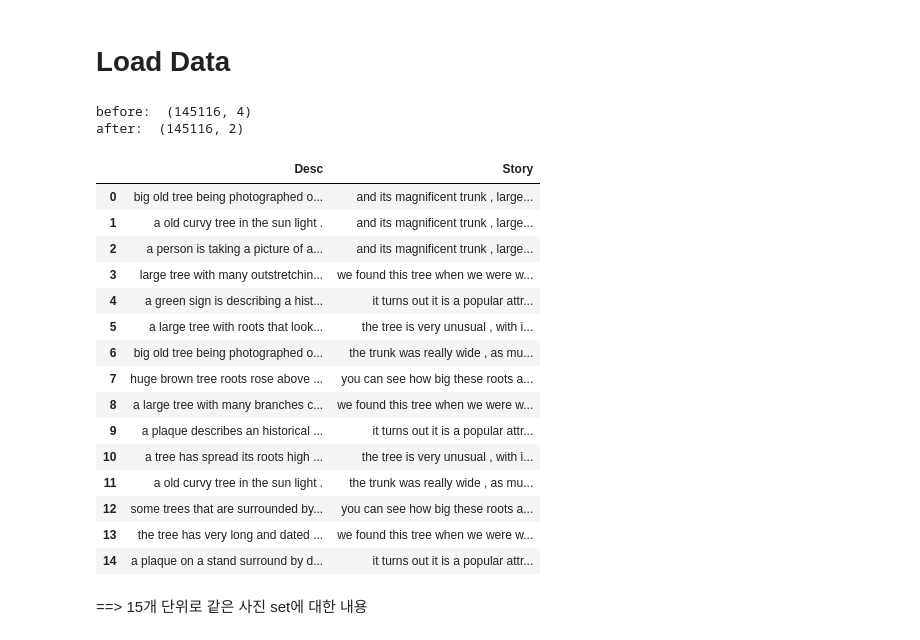
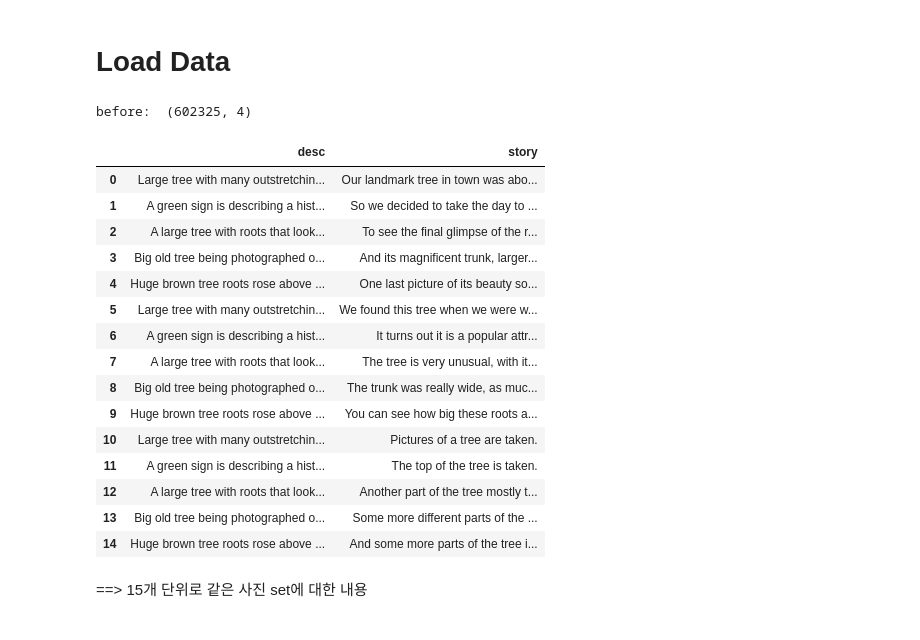
Before and after one commit to woodongk/story-blender, a Jupyter notebook: 2. Seq2Seq with attention - tensorflow.ipynb, the cells around one changed output. Saved outputs shown, nothing was run; the diff lists cells and outputs as text; code cells hidden in the pictures.

```diff
--- a/2. Seq2Seq with attention - tensorflow.ipynb
+++ b/2. Seq2Seq with attention - tensorflow.ipynb
@@ -45,35 +46,31 @@ import time
 # Load Data
 # %%
 # load
-with open('dataset/df_story_desc_final.pickle', 'rb') as f:
-    desc_story = pickle.load(f)
+with open('desc_story_data_df.pkl', 'rb') as f:
+    df_story_and_desc = pickle.load(f)
 
-print ("before: ", desc_story.shape)
-desc_story = desc_story
+print ("before: ", df_story_and_desc.shape)
+# df_story_and_desc = df_story_and_desc[:150000]
 
-desc_story_id = desc_story['Story_Photo_id']
-desc_story_text = desc_story[['Desc', 'Story']]
-
-print ("after: ", desc_story_text.shape)
+desc_story_text = df_story_and_desc[['desc', 'story']]
 desc_story_text.head(15)
 # %% [output]
-before:  (145116, 4)
-after:  (145116, 2)
+before:  (602325, 4)
-|  | Desc | Story |
-| 0 | big old tree being photographed o... | and its magnificent trunk , large... |
-| 1 | a old curvy tree in the sun light . | and its magnificent trunk , large... |
-| 2 | a person is taking a picture of a... | and its magnificent trunk , large... |
-| 3 | large tree with many outstretchin... | we found this tree when we were w... |
-| 4 | a green sign is describing a hist... | it turns out it is a popular attr... |
-| 5 | a large tree with roots that look... | the tree is very unusual , with i... |
-| 6 | big old tree being photographed o... | the trunk was really wide , as mu... |
-| 7 | huge brown tree roots rose above ... | you can see how big these roots a... |
-| 8 | a large tree with many branches c... | we found this tree when we were w... |
-| 9 | a plaque describes an historical ... | it turns out it is a popular attr... |
-| 10 | a tree has spread its roots high ... | the tree is very unusual , with i... |
-| 11 | a old curvy tree in the sun light . | the trunk was really wide , as mu... |
-| 12 | some trees that are surrounded by... | you can see how big these roots a... |
-| 13 | the tree has very long and dated ... | we found this tree when we were w... |
-| 14 | a plaque on a stand surround by d... | it turns out it is a popular attr... |
+|  | desc | story |
+| 0 | Large tree with many outstretchin... | Our landmark tree in town was abo... |
+| 1 | A green sign is describing a hist... | So we decided to take the day to ... |
+| 2 | A large tree with roots that look... | To see the final glimpse of the r... |
+| 3 | Big old tree being photographed o... | And its magnificent trunk, larger... |
+| 4 | Huge brown tree roots rose above ... | One last picture of its beauty so... |
+| 5 | Large tree with many outstretchin... | We found this tree when we were w... |
+| 6 | A green sign is describing a hist... | It turns out it is a popular attr... |
+| 7 | A large tree with roots that look... | The tree is very unusual, with it... |
+| 8 | Big old tree being photographed o... | The trunk was really wide, as muc... |
+| 9 | Huge brown tree roots rose above ... | You can see how big these roots a... |
+| 10 | Large tree with many outstretchin... | Pictures of a tree are taken. |
+| 11 | A green sign is describing a hist... | The top of the tree is taken. |
+| 12 | A large tree with roots that look... | Another part of the tree mostly t... |
+| 13 | Big old tree being photographed o... | Some more different parts of the ... |
+| 14 | Huge brown tree roots rose above ... | And some more parts of the tree i... |
 # %% [markdown]
 ==> 15개 단위로 같은 사진 set에 대한 내용
```
Also changed, not shown: parts of 69 cells of this notebook.
